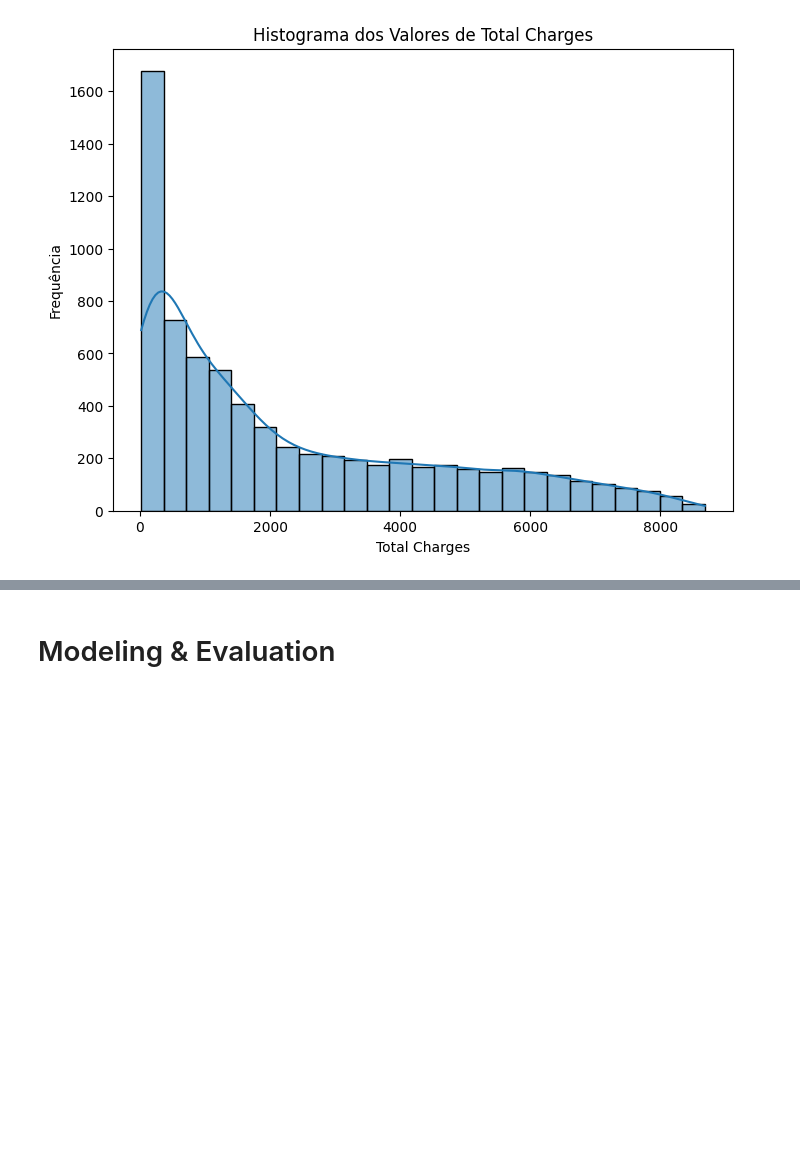
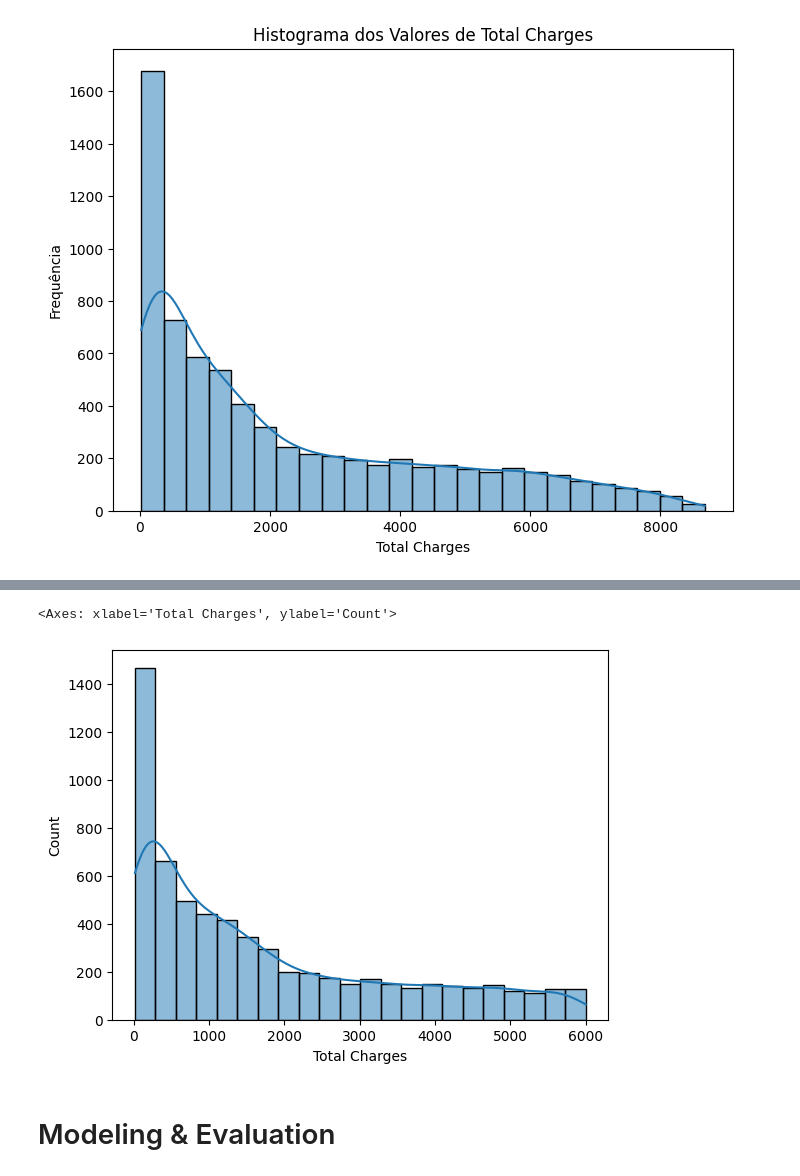
Before and after one commit to GTBelini22/Churn_IBM_ML, a Jupyter notebook: notebooks/modeling.ipynb, the cells around one changed output, grey strips where cells are left out. Saved outputs shown, nothing was run; the diff lists cells and outputs as text; code cells hidden in the pictures; blank space fills up the shorter version.

Commit message:
Feito o cleaning dos dados

```diff
--- a/notebooks/modeling.ipynb
+++ b/notebooks/modeling.ipynb
@@ -163,0 +176,4 @@ plt.show()
+# %%
+# Remover dados acima de 6000
+df = df[df['Total Charges']<6000]
+df
@@ -164,3 +195,8 @@ plt.show()
+# %%
+sns.histplot(data=df['Total Charges'], kde=True)
+# %% [output]
+<Axes: xlabel='Total Charges', ylabel='Count'>
+[figure, added]
 # %% [markdown]
 # Modeling & Evaluation
 # %% [markdown]
```
Also changed, not shown: parts of 2 cells of this notebook.
